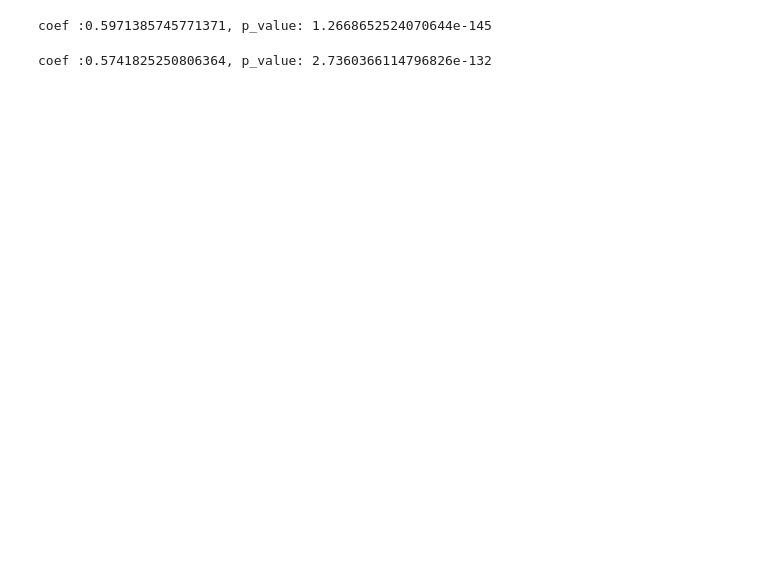
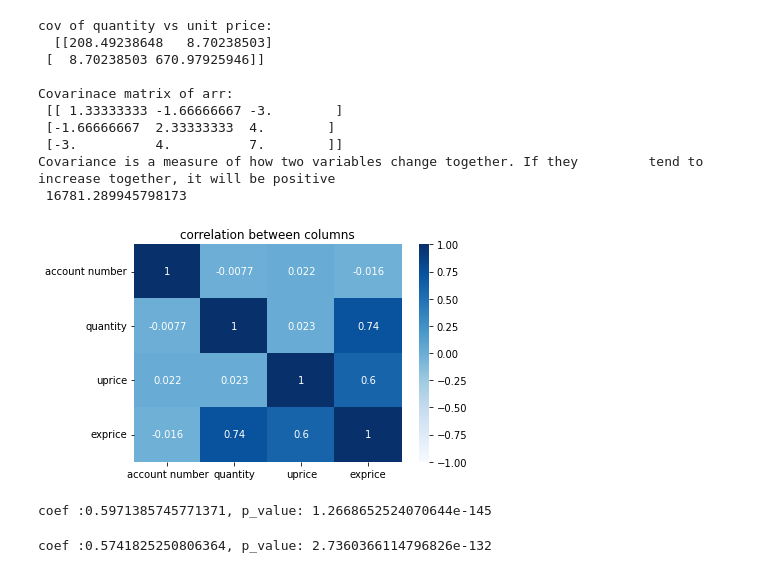
Before and after one commit to hsargoli/MyWorks, a Jupyter notebook: datascience_0_pandasNumpyScipy.ipynb, the cells around one changed output. Saved outputs shown, nothing was run; the diff lists cells and outputs as text; code cells hidden in the pictures; blank space fills up the shorter version.

```diff
--- a/datascience_0_pandasNumpyScipy.ipynb
+++ b/datascience_0_pandasNumpyScipy.ipynb
@@ -118,4 +133,36 @@ sb.pairplot(df)
 find relation between two feature
+# %%
+# covariance
+# ============================================================================
+# The Numpy cov() function is used to measure the strength of correlation
+# between two or more than two sets of variables
+
+arr = np.array([[1, 1, -1], [1, 2, 4], [3, 4, 8]])
+print('\ncov of quantity vs unit price: \n ',np.cov(df.quantity, df.uprice)) # ????
+print("\nCovarinace matrix of arr: \n", np.cov(arr))
+print('Covariance is a measure of how two variables change together. If they \
+        tend to increase together, it will be positive\n',df.exprice.cov(df.uprice))
+# ============================================================================
+# When the covariance is normalized (by dividing by the standard
+# deviations of both series), it is called the correlation coefficient
+
+corr = df.corr()
+corrplot = sb.heatmap(corr, annot = True, cmap='Blues', xticklabels = corr.columns,
+                      yticklabels = corr.columns, vmin = -1, vmax = +1)
+corrplot.set_title('correlation between columns')
+plt.show()
+# %% [output]
+cov of quantity vs unit price:
+  [[208.49238648   8.70238503]
+ [  8.70238503 670.97925946]]
+
+Covarinace matrix of arr:
+ [[ 1.33333333 -1.66666667 -3.        ]
+ [-1.66666667  2.33333333  4.        ]
+ [-3.          4.          7.        ]]
+Covariance is a measure of how two variables change together. If they         tend to increase together, it will be positive
+ 16781.289945798173
+[figure, added]
 # %%
 # pearson
 # measures the strength of the linear relationship between two variables
```
Also changed, not shown: parts of 45 cells of this notebook.
